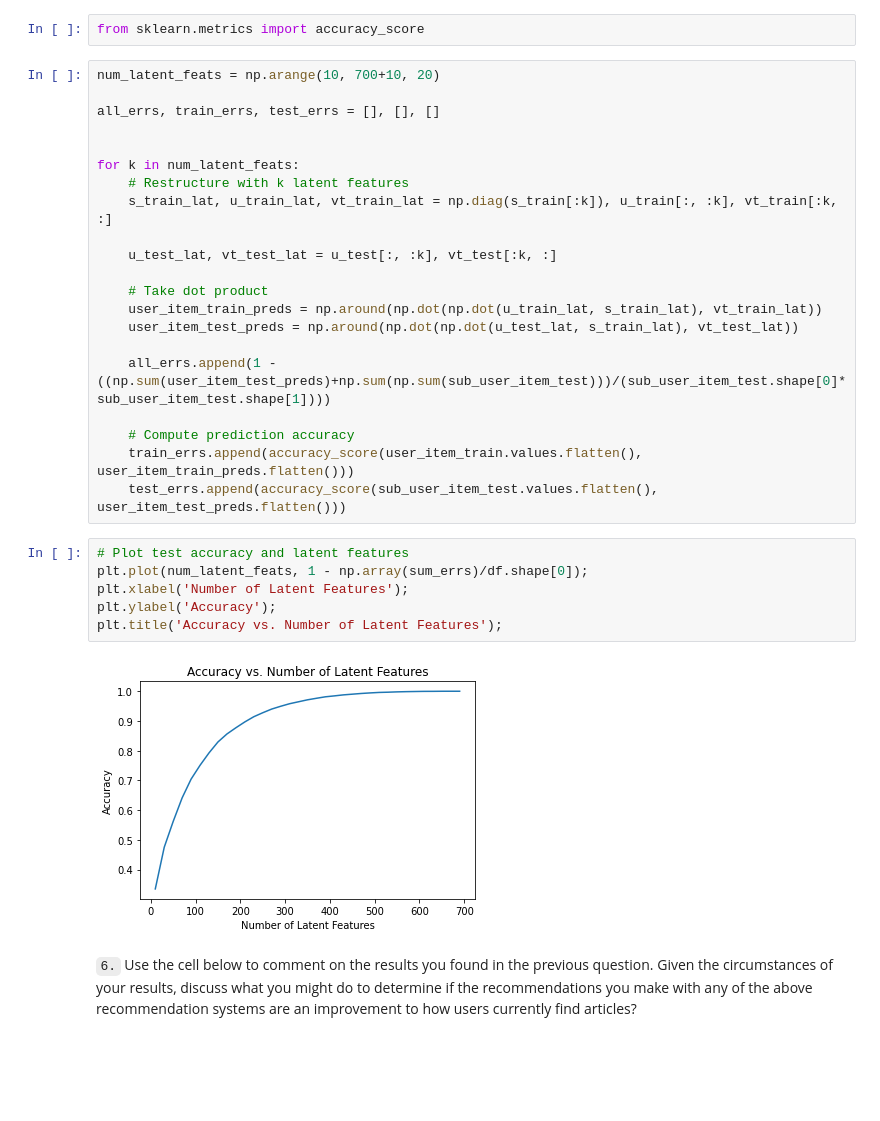
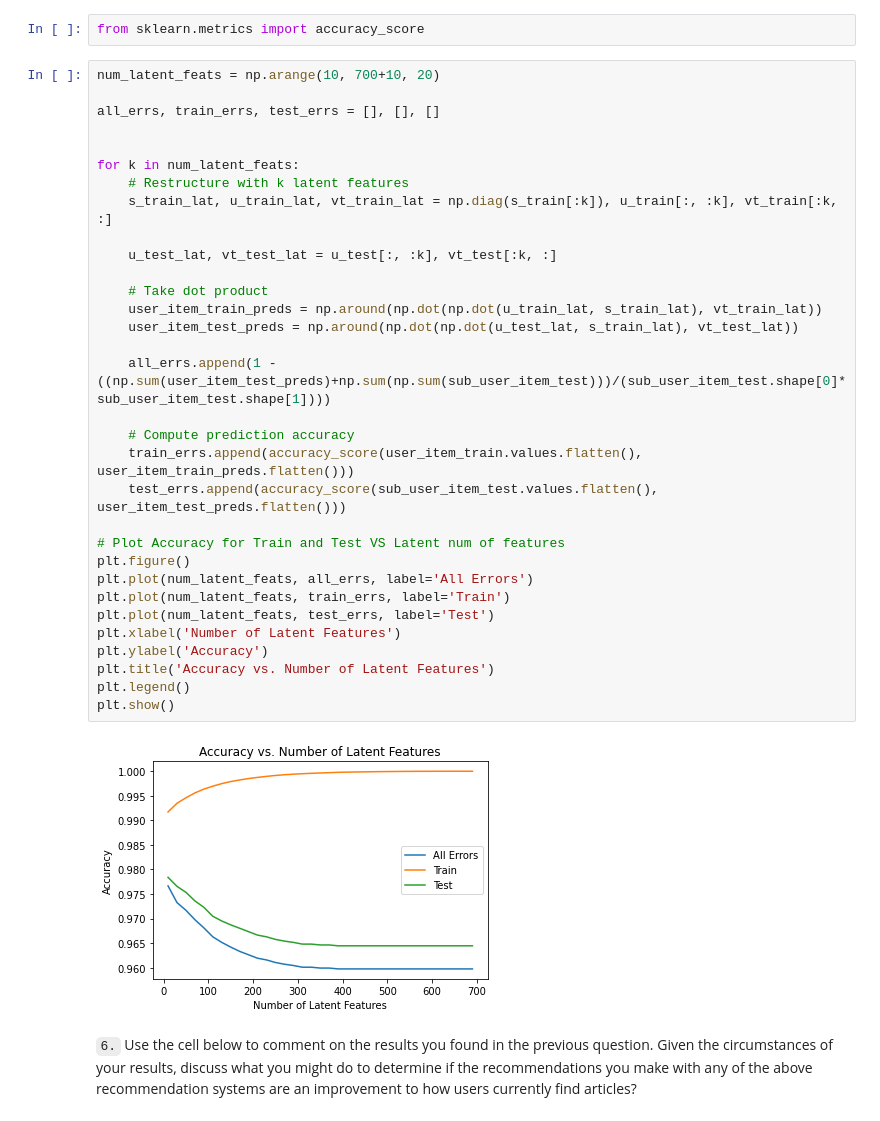
Before and after one commit to peterle93/Recommendations-with-IBM, a Jupyter notebook: Recommendations_with_IBM.ipynb, the cells around one changed output. Cells and saved outputs as stored; diff of their text form; blank space fills up the shorter version.

Commit message:
Feat: Added Plot Accuracy for train and test vs latent feature

```diff
--- a/Recommendations_with_IBM.ipynb
+++ b/Recommendations_with_IBM.ipynb
@@ -958,32 +967,37 @@ from sklearn.metrics import accuracy_score
 # %%
 num_latent_feats = np.arange(10, 700+10, 20)
 
 all_errs, train_errs, test_errs = [], [], []
 
 
 for k in num_latent_feats:
     # Restructure with k latent features
     s_train_lat, u_train_lat, vt_train_lat = np.diag(s_train[:k]), u_train[:, :k], vt_train[:k, :]
 
     u_test_lat, vt_test_lat = u_test[:, :k], vt_test[:k, :]
 
     # Take dot product
     user_item_train_preds = np.around(np.dot(np.dot(u_train_lat, s_train_lat), vt_train_lat))
     user_item_test_preds = np.around(np.dot(np.dot(u_test_lat, s_train_lat), vt_test_lat))
 
     all_errs.append(1 - ((np.sum(user_item_test_preds)+np.sum(np.sum(sub_user_item_test)))/(sub_user_item_test.shape[0]*sub_user_item_test.shape[1])))
 
     # Compute prediction accuracy
     train_errs.append(accuracy_score(user_item_train.values.flatten(), user_item_train_preds.flatten()))
     test_errs.append(accuracy_score(sub_user_item_test.values.flatten(), user_item_test_preds.flatten()))
+
+# Plot Accuracy for Train and Test VS Latent num of features
+plt.figure()
+plt.plot(num_latent_feats, all_errs, label='All Errors')
+plt.plot(num_latent_feats, train_errs, label='Train')
+plt.plot(num_latent_feats, test_errs, label='Test')
+plt.xlabel('Number of Latent Features')
+plt.ylabel('Accuracy')
+plt.title('Accuracy vs. Number of Latent Features')
+plt.legend()
+plt.show()
+# %% [output]
+[figure, added]
-# %%
-# Plot test accuracy and latent features
-plt.plot(num_latent_feats, 1 - np.array(sum_errs)/df.shape[0]);
-plt.xlabel('Number of Latent Features');
-plt.ylabel('Accuracy');
-plt.title('Accuracy vs. Number of Latent Features');
-# %% [output]
-[figure, removed]
 # %% [markdown]
 `6.` Use the cell below to comment on the results you found in the previous question. Given the circumstances of your results, discuss what you might do to determine if the recommendations you make with any of the above recommendation systems are an improvement to how users currently find articles?
 # %% [markdown]
```
Also changed, not shown: parts of 3 cells of this notebook.
